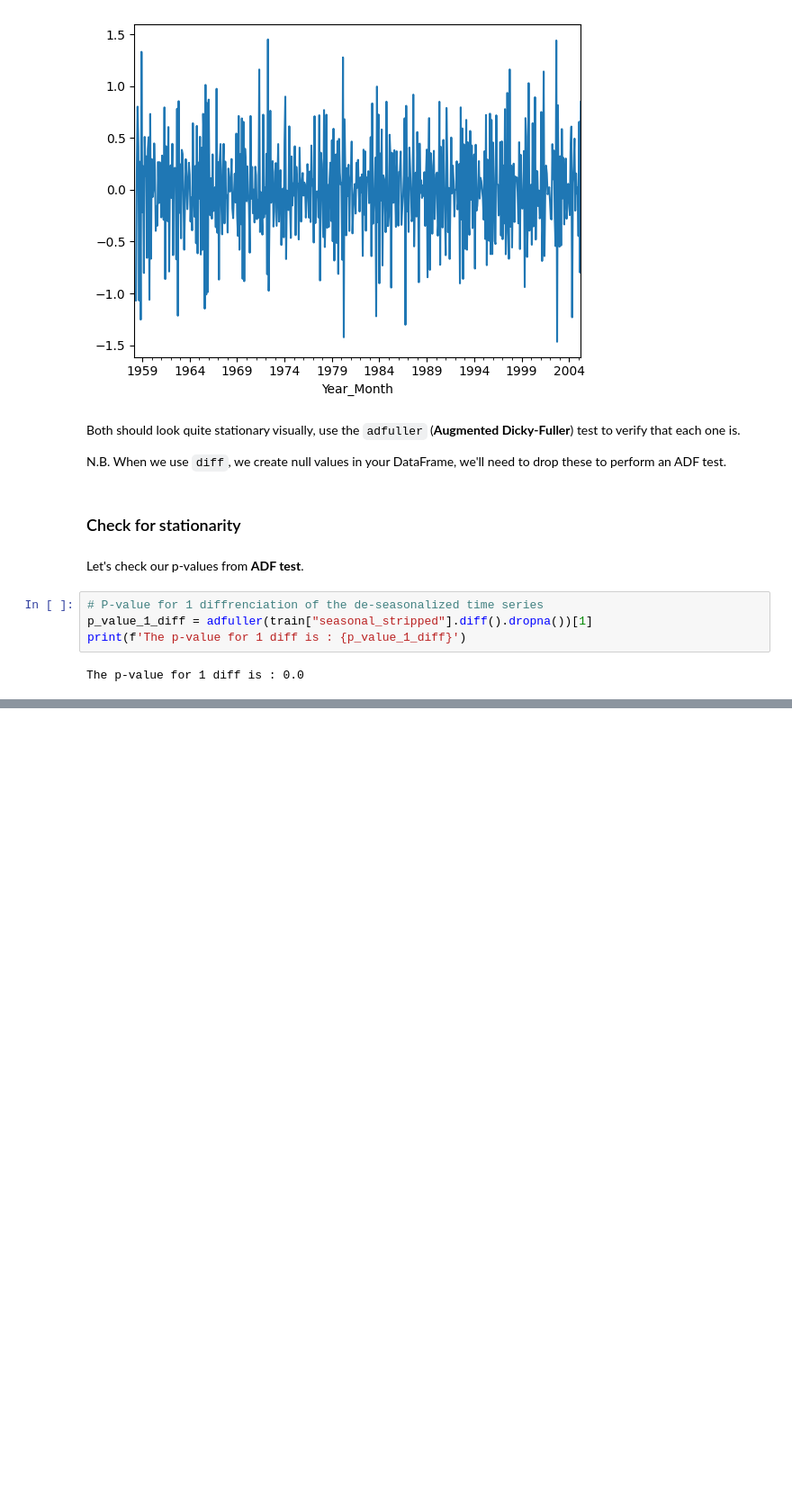
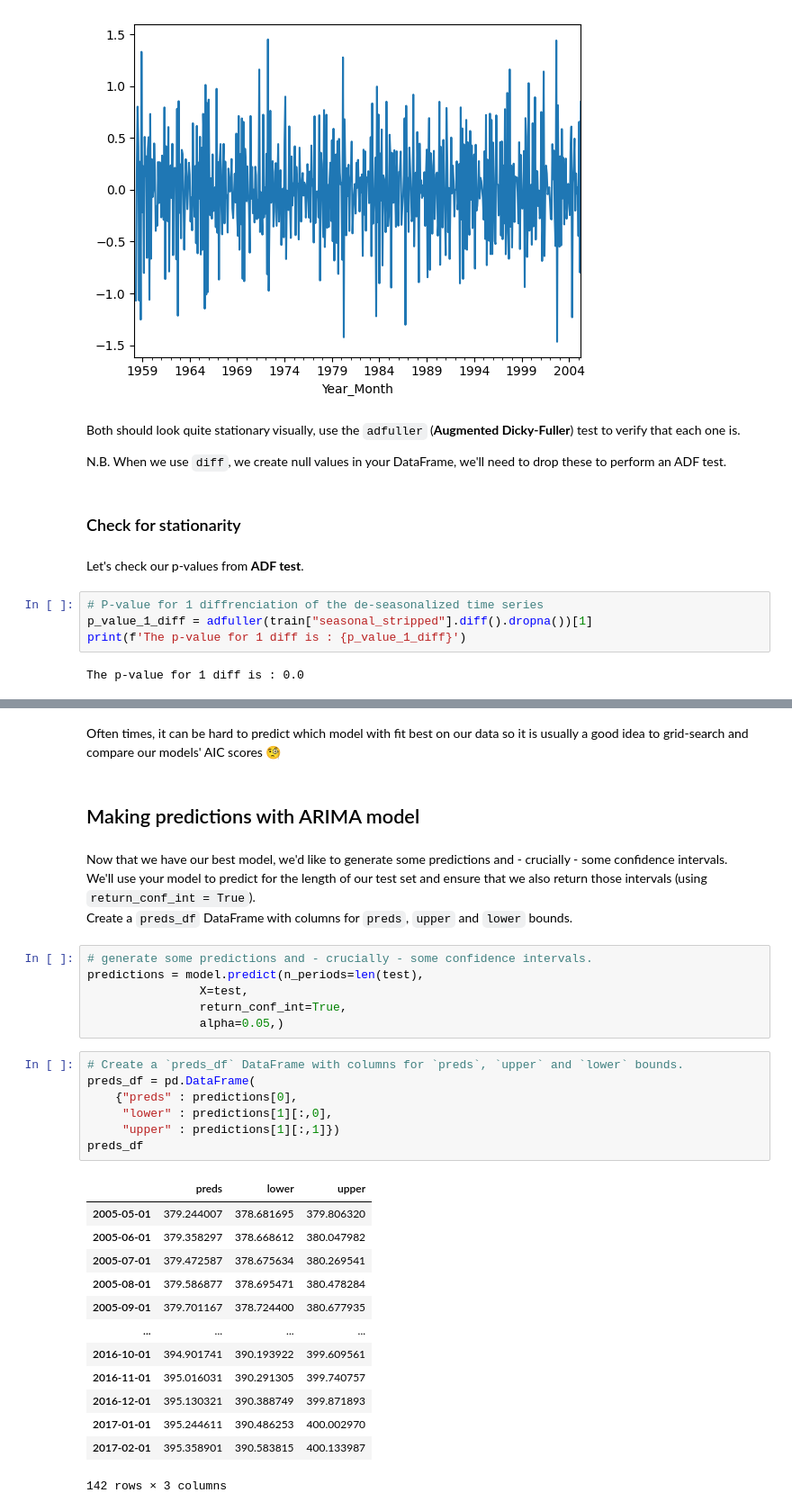
Before and after one commit to thcarole1/Carbon_Dioxide_Levels_in_Atmosphere, a Jupyter notebook: notebooks/Carbon dioxide levels prediction.ipynb, the cells around one changed output, grey strips where cells are left out. Shown at 90% size. Saved outputs shown, nothing was run; the diff lists cells and outputs as text; blank space fills up the shorter version.

```diff
--- a/notebooks/Carbon dioxide levels prediction.ipynb
+++ b/notebooks/Carbon dioxide levels prediction.ipynb
@@ -839,0 +836,34 @@ Often times, it can be hard to predict which model with fit best on our data so
+# %% [markdown]
+Often times, it can be hard to predict which model with fit best on our data so it is usually a good idea to grid-search and compare our models' AIC scores 🧐
+# %% [markdown]
+## Making predictions with ARIMA model
+# %% [markdown]
+Now that we have our best model, we'd like to generate some predictions and - crucially - some confidence intervals. <br>
+We'll use your model to predict for the length of our test set and ensure that we also return those intervals (using `return_conf_int = True`).<br> Create a `preds_df` DataFrame with columns for `preds`, `upper` and `lower` bounds.
+# %%
+# generate some predictions and - crucially - some confidence intervals.
+predictions = model.predict(n_periods=len(test),
+                X=test,
+                return_conf_int=True,
+                alpha=0.05,)
+# %%
+# Create a `preds_df` DataFrame with columns for `preds`, `upper` and `lower` bounds.
+preds_df = pd.DataFrame(
+    {"preds" : predictions[0],
+     "lower" : predictions[1][:,0],
+     "upper" : predictions[1][:,1]})
+preds_df
+# %% [output]
+|  | preds | lower | upper |
+| 2005-05-01 | 379.244007 | 378.681695 | 379.806320 |
+| 2005-06-01 | 379.358297 | 378.668612 | 380.047982 |
+| 2005-07-01 | 379.472587 | 378.675634 | 380.269541 |
+| 2005-08-01 | 379.586877 | 378.695471 | 380.478284 |
+| 2005-09-01 | 379.701167 | 378.724400 | 380.677935 |
+| ... | ... | ... | ... |
+| 2016-10-01 | 394.901741 | 390.193922 | 399.609561 |
+| 2016-11-01 | 395.016031 | 390.291305 | 399.740757 |
+| 2016-12-01 | 395.130321 | 390.388749 | 399.871893 |
+| 2017-01-01 | 395.244611 | 390.486253 | 400.002970 |
+| 2017-02-01 | 395.358901 | 390.583815 | 400.133987 |
+142 rows × 3 columns
```
Also changed, not shown: parts of 30 cells of this notebook, 1 other file.
